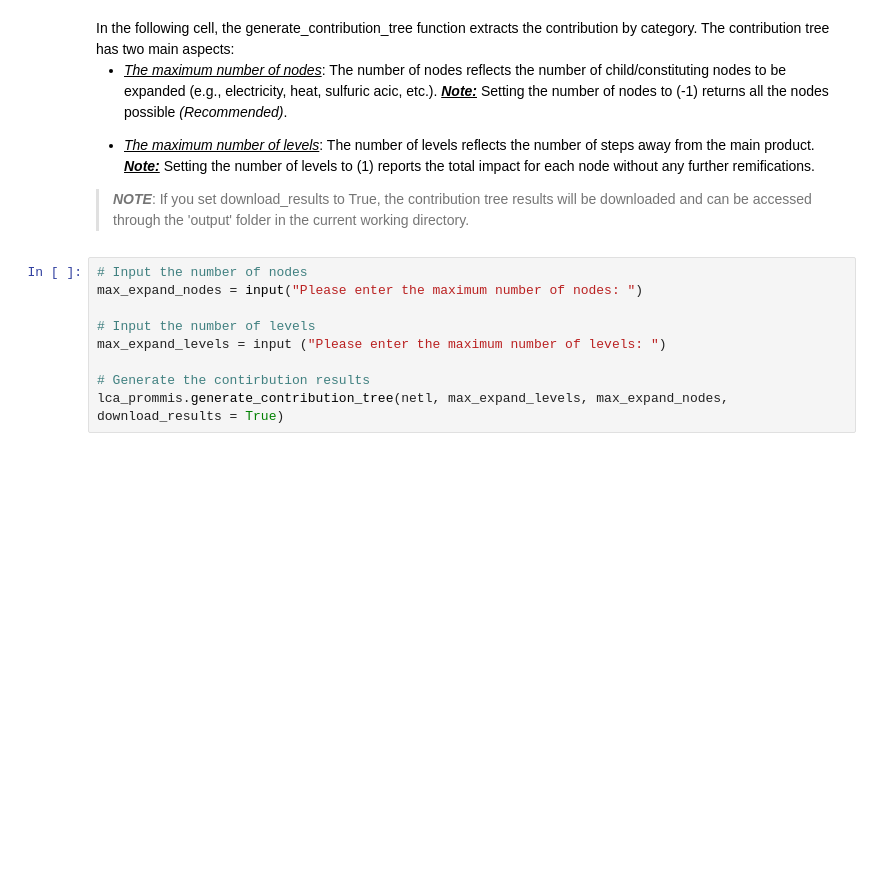
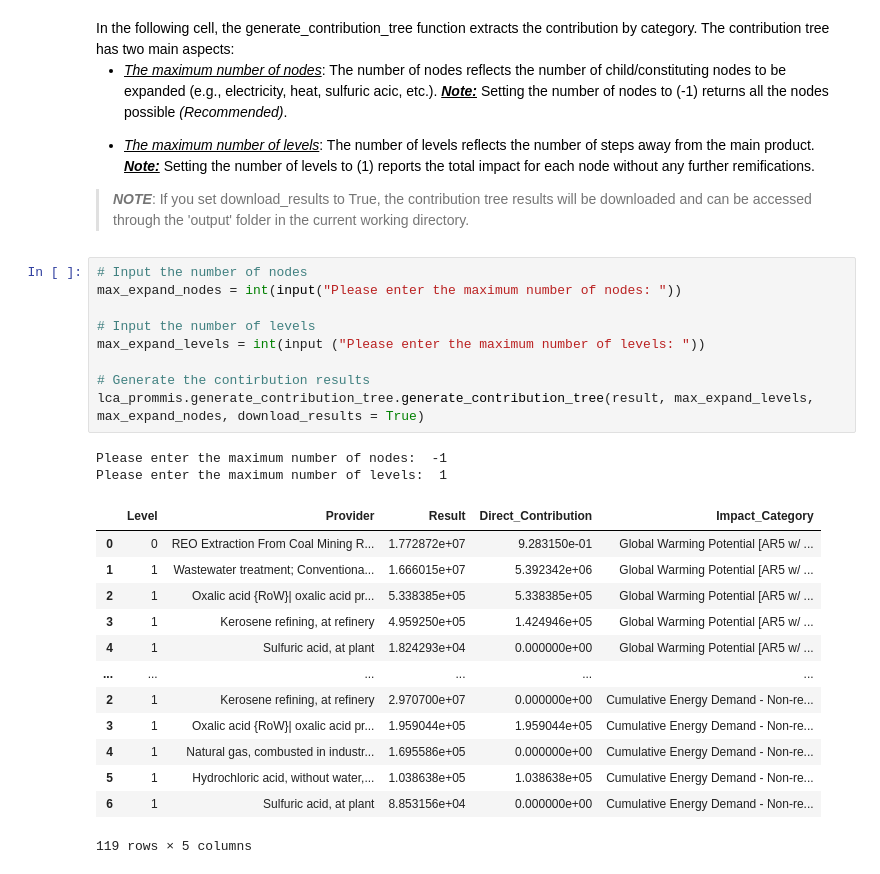
Before and after one commit to KeyLogicLCA/lca-prommis, a Jupyter notebook: PrOMMiS_LCA_Model.ipynb, the cells around one changed output. Drawn from its saved outputs; the diff is of its cells as text; blank space fills up the shorter version.

```diff
--- a/PrOMMiS_LCA_Model.ipynb
+++ b/PrOMMiS_LCA_Model.ipynb
@@ -448,10 +481,26 @@ The contribution tree has two main aspects:
 </span>
 # %%
 # Input the number of nodes
-max_expand_nodes = input("Please enter the maximum number of nodes: ")
+max_expand_nodes = int(input("Please enter the maximum number of nodes: "))
 
 # Input the number of levels
-max_expand_levels = input ("Please enter the maximum number of levels: ")
+max_expand_levels = int(input ("Please enter the maximum number of levels: "))
 
 # Generate the contirbution results
-lca_prommis.generate_contribution_tree(netl, max_expand_levels, max_expand_nodes, download_results = True)
+lca_prommis.generate_contribution_tree.generate_contribution_tree(result, max_expand_levels, max_expand_nodes, download_results = True)
+# %% [output]
+Please enter the maximum number of nodes:  -1
+Please enter the maximum number of levels:  1
+|  | Level | Provider | Result | Direct_Contribution | Impact_Category |
+| 0 | 0 | REO Extraction From Coal Mining R... | 1.772872e+07 | 9.283150e-01 | Global Warming Potential [AR5 w/ ... |
+| 1 | 1 | Wastewater treatment; Conventiona... | 1.666015e+07 | 5.392342e+06 | Global Warming Potential [AR5 w/ ... |
+| 2 | 1 | Oxalic acid {RoW}| oxalic acid pr... | 5.338385e+05 | 5.338385e+05 | Global Warming Potential [AR5 w/ ... |
+| 3 | 1 | Kerosene refining, at refinery | 4.959250e+05 | 1.424946e+05 | Global Warming Potential [AR5 w/ ... |
+| 4 | 1 | Sulfuric acid, at plant | 1.824293e+04 | 0.000000e+00 | Global Warming Potential [AR5 w/ ... |
+| ... | ... | ... | ... | ... | ... |
+| 2 | 1 | Kerosene refining, at refinery | 2.970700e+07 | 0.000000e+00 | Cumulative Energy Demand - Non-re... |
+| 3 | 1 | Oxalic acid {RoW}| oxalic acid pr... | 1.959044e+05 | 1.959044e+05 | Cumulative Energy Demand - Non-re... |
+| 4 | 1 | Natural gas, combusted in industr... | 1.695586e+05 | 0.000000e+00 | Cumulative Energy Demand - Non-re... |
+| 5 | 1 | Hydrochloric acid, without water,... | 1.038638e+05 | 1.038638e+05 | Cumulative Energy Demand - Non-re... |
+| 6 | 1 | Sulfuric acid, at plant | 8.853156e+04 | 0.000000e+00 | Cumulative Energy Demand - Non-re... |
+119 rows × 5 columns
```
Also changed, not shown: parts of 10 cells of this notebook, 3 other files.
